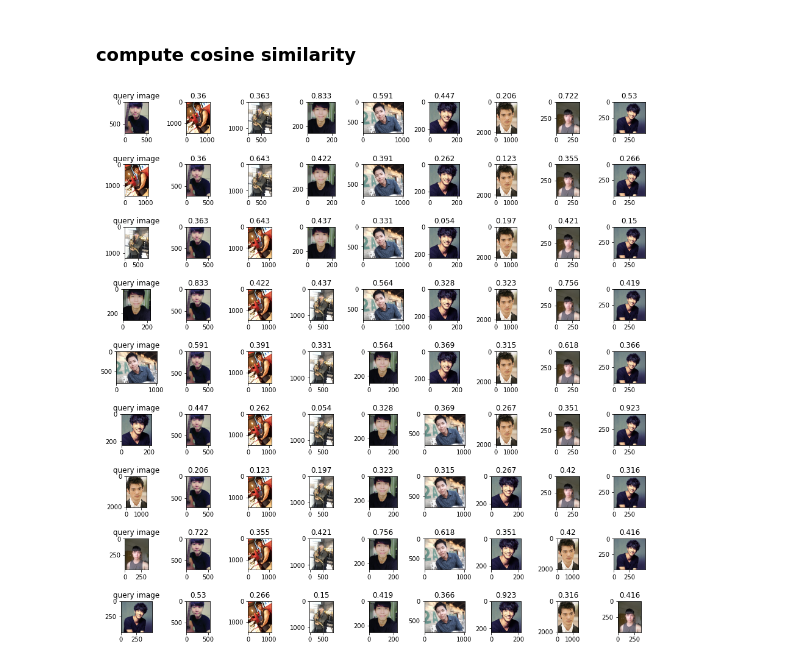
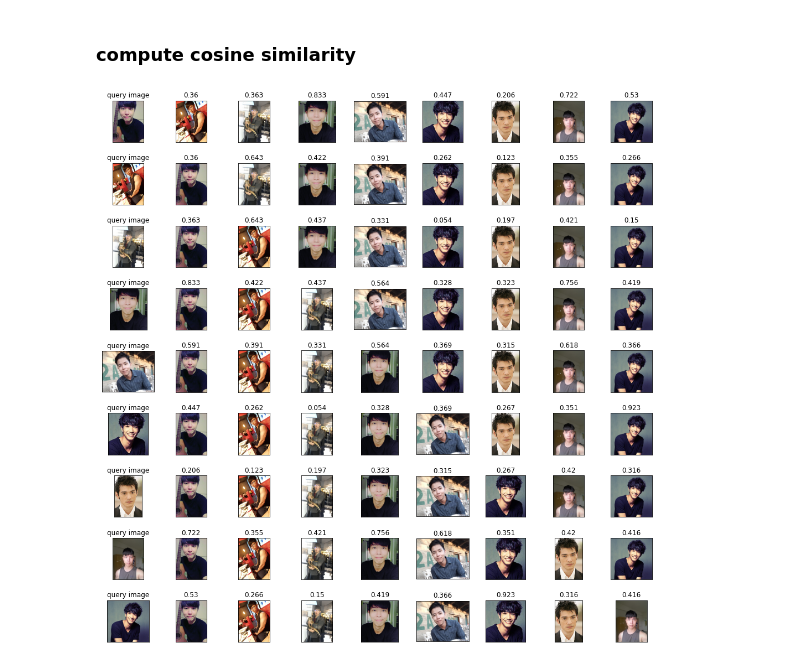
Before and after one commit to AppleHank/FaceNet, a Jupyter notebook: FaceNet.ipynb, the cells around one changed output. Cells and saved outputs as stored; diff of their text form; code cells hidden in the pictures.

```diff
--- a/FaceNet.ipynb
+++ b/FaceNet.ipynb
@@ -99,31 +99,35 @@ logits = resnet(input.to(device))
 # %%
 import numpy as np
 def get_vector_length(vector):
     return np.sqrt(sum(np.square(vector)))
 
 def get_cosine_similarity(query_img_vector,doc_img_vector):
     dot_product = np.dot(query_img_vector.detach().cpu(),doc_img_vector.detach().cpu())
     query_img_length = get_vector_length(query_img_vector.detach().cpu())
     doc_img_length = get_vector_length(doc_img_vector.detach().cpu())
     cosine_similarity = dot_product / (query_img_length*doc_img_length)
     return cosine_similarity
 
 plot_index = 0
-plt.figure(figsize=(16,16))
-plt.subplots_adjust(hspace=1)
+plt.figure(figsize=(18,18))
+plt.subplots_adjust(hspace=.5)
 for query_index,query_img_vector in enumerate(logits):
     plot_index += 1
     plt.subplot(len(logits),len(logits),plot_index)
     plt.imshow(Image.open(images[query_index]))
     plt.title('query image')
+    plt.xticks([])
+    plt.yticks([])
     for index,doc_img_vector in enumerate(logits):
         if not (doc_img_vector == query_img_vector).all():
             cosine_similarity = get_cosine_similarity(query_img_vector.detach().cpu(),doc_img_vector.detach().cpu())
 
           # plot
             plot_index += 1
             plt.subplot(len(logits),len(logits),plot_index)
             plt.imshow(Image.open(images[index]))
             plt.title(round(cosine_similarity.item(),3))
+            plt.xticks([])
+            plt.yticks([])
 # %% [output]
-[figure, old version]
+[figure, new version]
```
